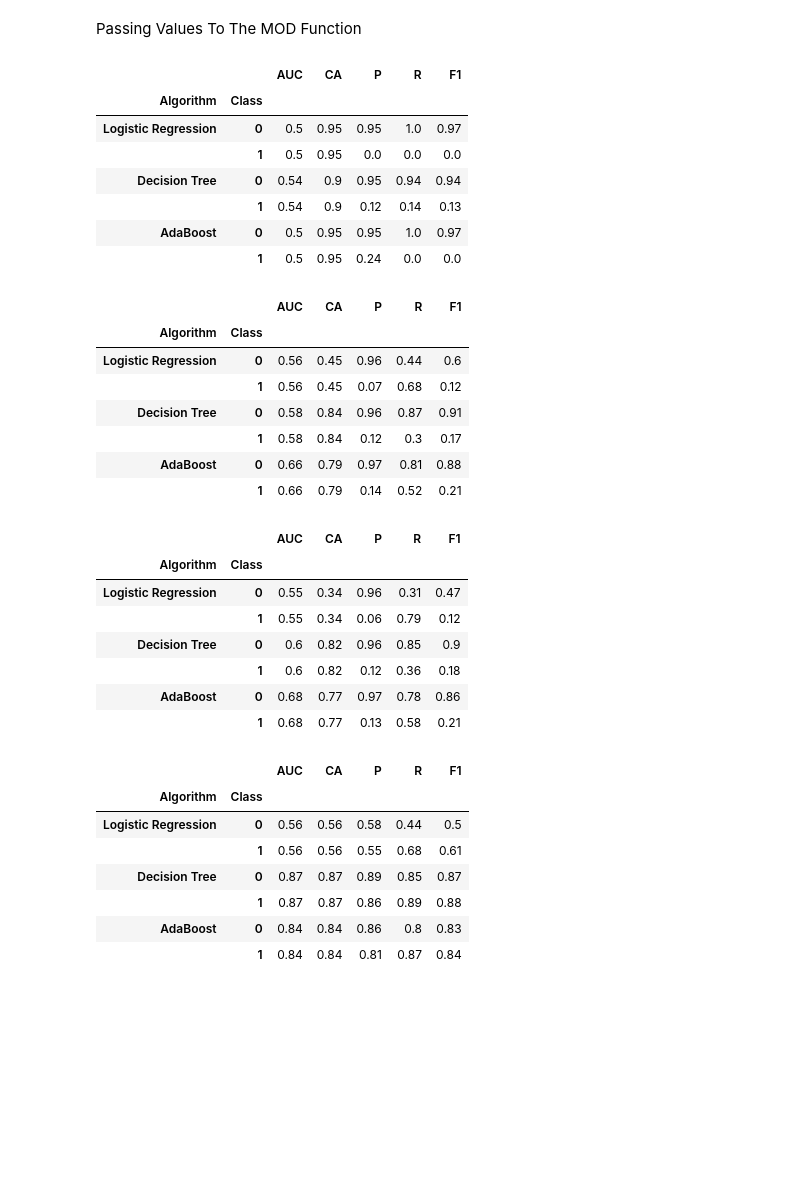
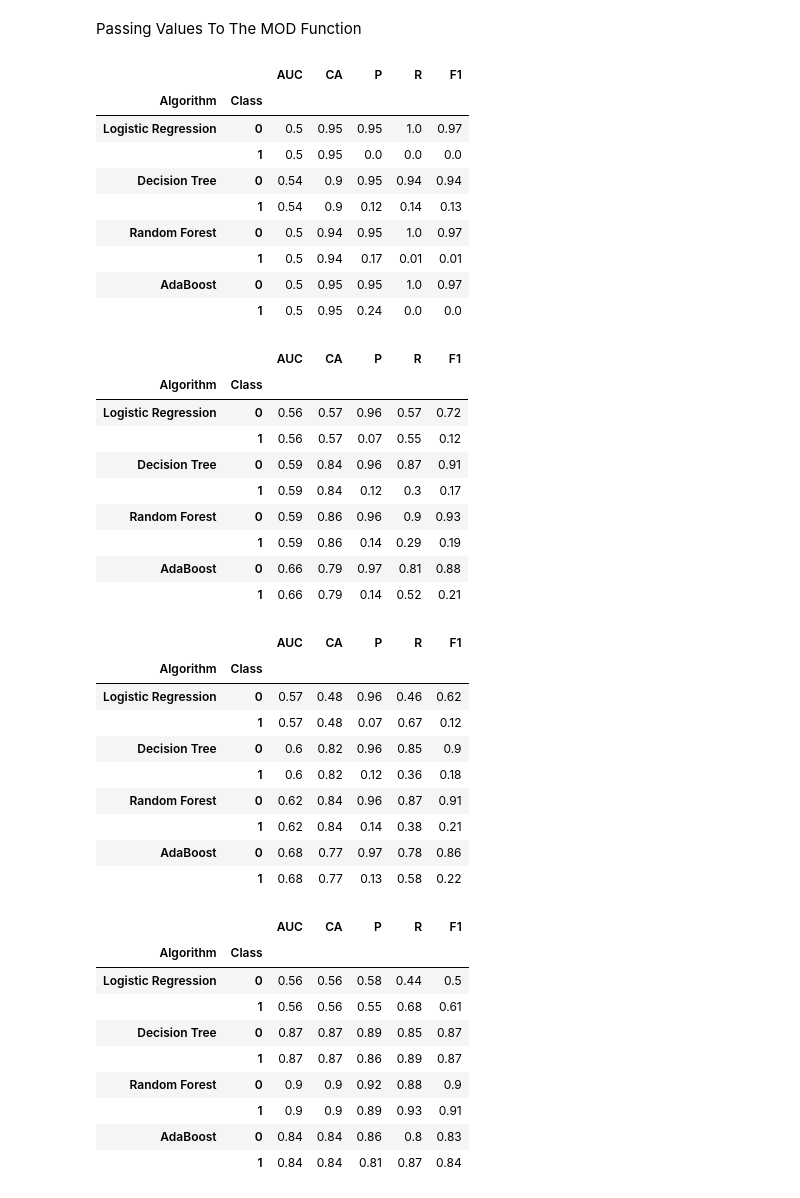
Before and after one commit to MUDIT23/B.E-Project-Loan-Analysis-Predicting-Defaulters-, a Jupyter notebook: Data preprocess_new.ipynb, the cells around one changed output. Drawn from its saved outputs; the diff is of its cells as text; code cells hidden in the pictures; blank space fills up the shorter version.

Commit message:
Added Random Forest

```diff
--- a/Data preprocess_new.ipynb
+++ b/Data preprocess_new.ipynb
@@ -384,12 +384,11 @@ Creating Dataframe For Storing Result
 # %%
 result = pd.DataFrame(columns = ['AUC','CA','P','R','F1'])
 
-al = ['Logistic Regression','Decision Tree','AdaBoost']
+al = ['Logistic Regression','Decision Tree','Random Forest','AdaBoost']
 result['Algorithm'] = [ele for ele in al for i in range(2)]
-result['Class'] = [0,1] * 3
+result['Class'] = [0,1] * len(al)
 
 result.set_index(['Algorithm','Class'], inplace = True)
-result.head()
 
 # smote train
 result1 = result.copy()
@@ -402,3 +401,6 @@ result3 = result.copy()
 
 #SmoteENN (whole)
 result4 = result.copy()
+
+n = 8
+result.head(n)
@@ -560,7 +576,7 @@ for i in [lr,dt,ada]:
 # %%
 # Unbalanced Data
 
-result.head(6)
+result.head(n)
 # %% [output]
 |  |  | AUC | CA | P | R | F1 |
 | Algorithm | Class |  |  |  |  |  |
@@ -568,45 +584,53 @@ result.head(6)
 |  | 1 | 0.5 | 0.95 | 0.0 | 0.0 | 0.0 |
 | Decision Tree | 0 | 0.54 | 0.9 | 0.95 | 0.94 | 0.94 |
 |  | 1 | 0.54 | 0.9 | 0.12 | 0.14 | 0.13 |
+| Random Forest | 0 | 0.5 | 0.94 | 0.95 | 1.0 | 0.97 |
+|  | 1 | 0.5 | 0.94 | 0.17 | 0.01 | 0.01 |
 | AdaBoost | 0 | 0.5 | 0.95 | 0.95 | 1.0 | 0.97 |
 |  | 1 | 0.5 | 0.95 | 0.24 | 0.0 | 0.0 |
 # %%
 # SMOTE train Data
 
-result1.head(6)
+result1.head(n)
 # %% [output]
 |  |  | AUC | CA | P | R | F1 |
 | Algorithm | Class |  |  |  |  |  |
-| Logistic Regression | 0 | 0.56 | 0.45 | 0.96 | 0.44 | 0.6 |
-|  | 1 | 0.56 | 0.45 | 0.07 | 0.68 | 0.12 |
-| Decision Tree | 0 | 0.58 | 0.84 | 0.96 | 0.87 | 0.91 |
-|  | 1 | 0.58 | 0.84 | 0.12 | 0.3 | 0.17 |
+| Logistic Regression | 0 | 0.56 | 0.57 | 0.96 | 0.57 | 0.72 |
+|  | 1 | 0.56 | 0.57 | 0.07 | 0.55 | 0.12 |
+| Decision Tree | 0 | 0.59 | 0.84 | 0.96 | 0.87 | 0.91 |
+|  | 1 | 0.59 | 0.84 | 0.12 | 0.3 | 0.17 |
+| Random Forest | 0 | 0.59 | 0.86 | 0.96 | 0.9 | 0.93 |
+|  | 1 | 0.59 | 0.86 | 0.14 | 0.29 | 0.19 |
 | AdaBoost | 0 | 0.66 | 0.79 | 0.97 | 0.81 | 0.88 |
 |  | 1 | 0.66 | 0.79 | 0.14 | 0.52 | 0.21 |
 # %%
 # SMOTE ENN train Data
 
-result2.head(6)
+result2.head(n)
 # %% [output]
 |  |  | AUC | CA | P | R | F1 |
 | Algorithm | Class |  |  |  |  |  |
-| Logistic Regression | 0 | 0.55 | 0.34 | 0.96 | 0.31 | 0.47 |
-|  | 1 | 0.55 | 0.34 | 0.06 | 0.79 | 0.12 |
+| Logistic Regression | 0 | 0.57 | 0.48 | 0.96 | 0.46 | 0.62 |
+|  | 1 | 0.57 | 0.48 | 0.07 | 0.67 | 0.12 |
 | Decision Tree | 0 | 0.6 | 0.82 | 0.96 | 0.85 | 0.9 |
 |  | 1 | 0.6 | 0.82 | 0.12 | 0.36 | 0.18 |
+| Random Forest | 0 | 0.62 | 0.84 | 0.96 | 0.87 | 0.91 |
+|  | 1 | 0.62 | 0.84 | 0.14 | 0.38 | 0.21 |
 | AdaBoost | 0 | 0.68 | 0.77 | 0.97 | 0.78 | 0.86 |
-|  | 1 | 0.68 | 0.77 | 0.13 | 0.58 | 0.21 |
+|  | 1 | 0.68 | 0.77 | 0.13 | 0.58 | 0.22 |
 # %%
 # SMOTE Whole Data
 
-result3.head(6)
+result3.head(n)
 # %% [output]
 |  |  | AUC | CA | P | R | F1 |
 | Algorithm | Class |  |  |  |  |  |
 | Logistic Regression | 0 | 0.56 | 0.56 | 0.58 | 0.44 | 0.5 |
 |  | 1 | 0.56 | 0.56 | 0.55 | 0.68 | 0.61 |
 | Decision Tree | 0 | 0.87 | 0.87 | 0.89 | 0.85 | 0.87 |
-|  | 1 | 0.87 | 0.87 | 0.86 | 0.89 | 0.88 |
+|  | 1 | 0.87 | 0.87 | 0.86 | 0.89 | 0.87 |
+| Random Forest | 0 | 0.9 | 0.9 | 0.92 | 0.88 | 0.9 |
+|  | 1 | 0.9 | 0.9 | 0.89 | 0.93 | 0.91 |
 | AdaBoost | 0 | 0.84 | 0.84 | 0.86 | 0.8 | 0.83 |
 |  | 1 | 0.84 | 0.84 | 0.81 | 0.87 | 0.84 |
 # %%
```
Also changed, not shown: parts of 5 cells of this notebook.
